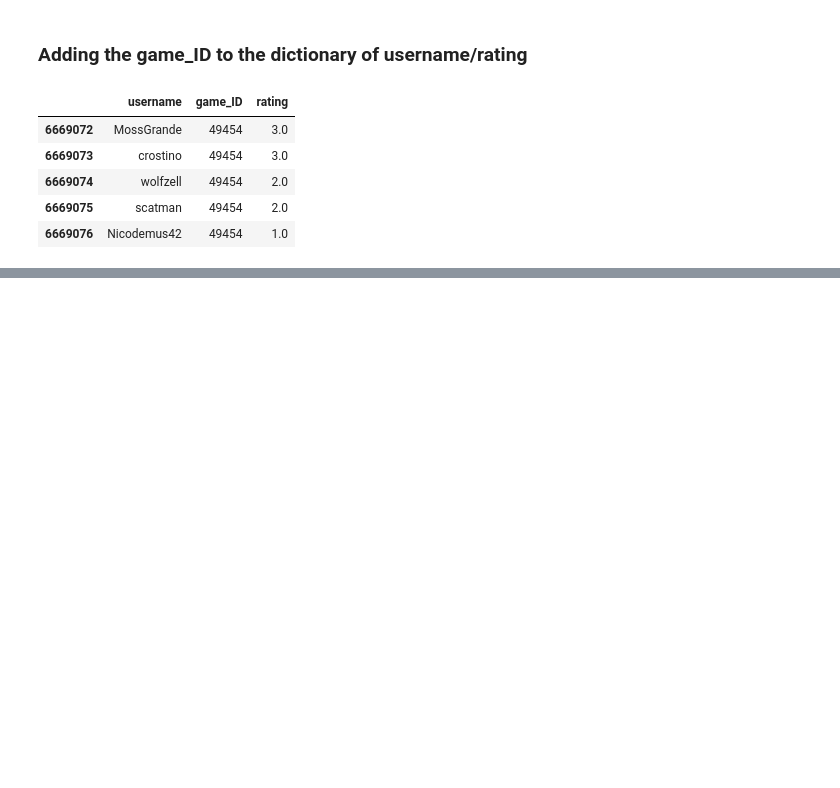
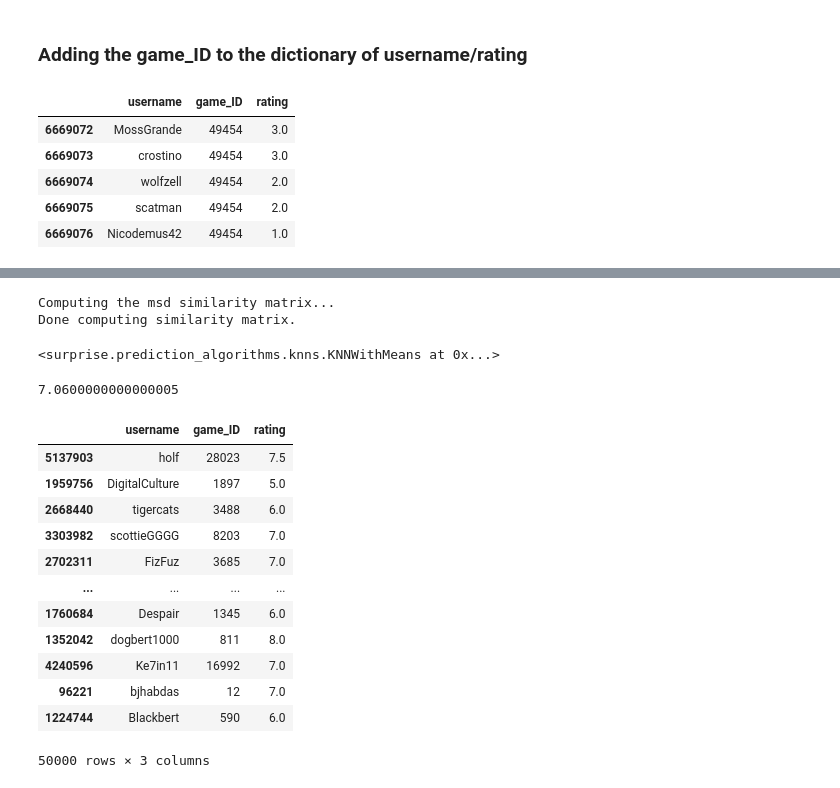
Before and after one commit to cisco3775/Board-Game-Geeks-Recommender-System, a Jupyter notebook: BoardGameGeek Recommender System.ipynb, the cells around one changed output, grey strips where cells are left out. Drawn from its saved outputs; the diff is of its cells as text; code cells hidden in the pictures; blank space fills up the shorter version.

```diff
--- a/BoardGameGeek Recommender System.ipynb
+++ b/BoardGameGeek Recommender System.ipynb
@@ -825,0 +819,33 @@ print(count/len(df1_30))
+# %%
+# Setting the simulation options
+sim_options = {"name": "msd", "min_support": 4, "user_based": False}
+
+algo = KNNWithMeans(sim_options=sim_options)
+
+trainingSet = rating_data.build_full_trainset()
+algo.fit(trainingSet)
+# %% [output]
+Computing the msd similarity matrix...
+Done computing similarity matrix.
+<surprise.prediction_algorithms.knns.KNNWithMeans at 0x...>
+# %%
+prediction = algo.predict('tigercats', 28023)
+prediction.est
+# %% [output]
+7.0600000000000005
+# %%
+complete_ratings_10k
+# %% [output]
+|  | username | game_ID | rating |
+| 5137903 | holf | 28023 | 7.5 |
+| 1959756 | DigitalCulture | 1897 | 5.0 |
+| 2668440 | tigercats | 3488 | 6.0 |
+| 3303982 | scottieGGGG | 8203 | 7.0 |
+| 2702311 | FizFuz | 3685 | 7.0 |
+| ... | ... | ... | ... |
+| 1760684 | Despair | 1345 | 6.0 |
+| 1352042 | dogbert1000 | 811 | 8.0 |
+| 4240596 | Ke7in11 | 16992 | 7.0 |
+| 96221 | bjhabdas | 12 | 7.0 |
+| 1224744 | Blackbert | 590 | 6.0 |
+50000 rows × 3 columns
```
Also changed, not shown: parts of 31 cells of this notebook.
